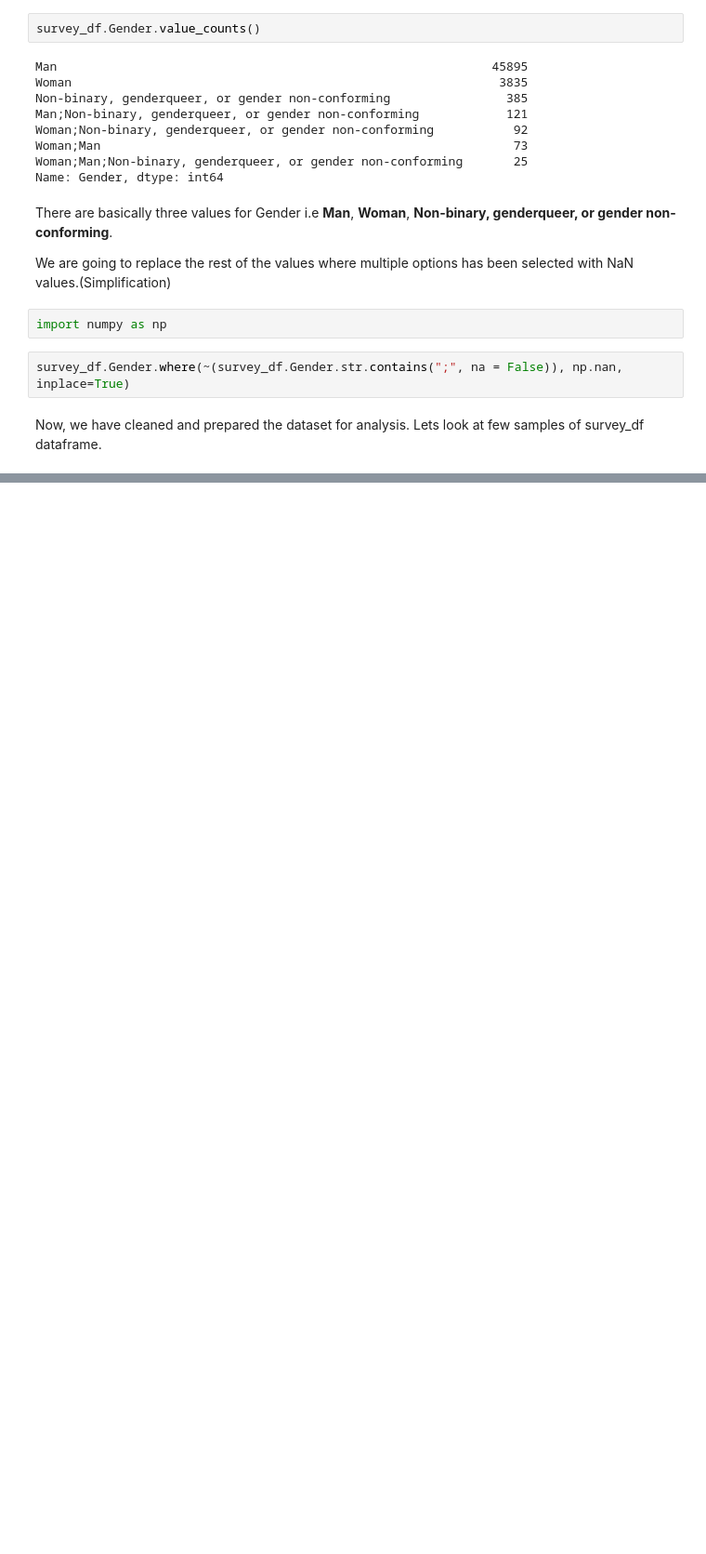
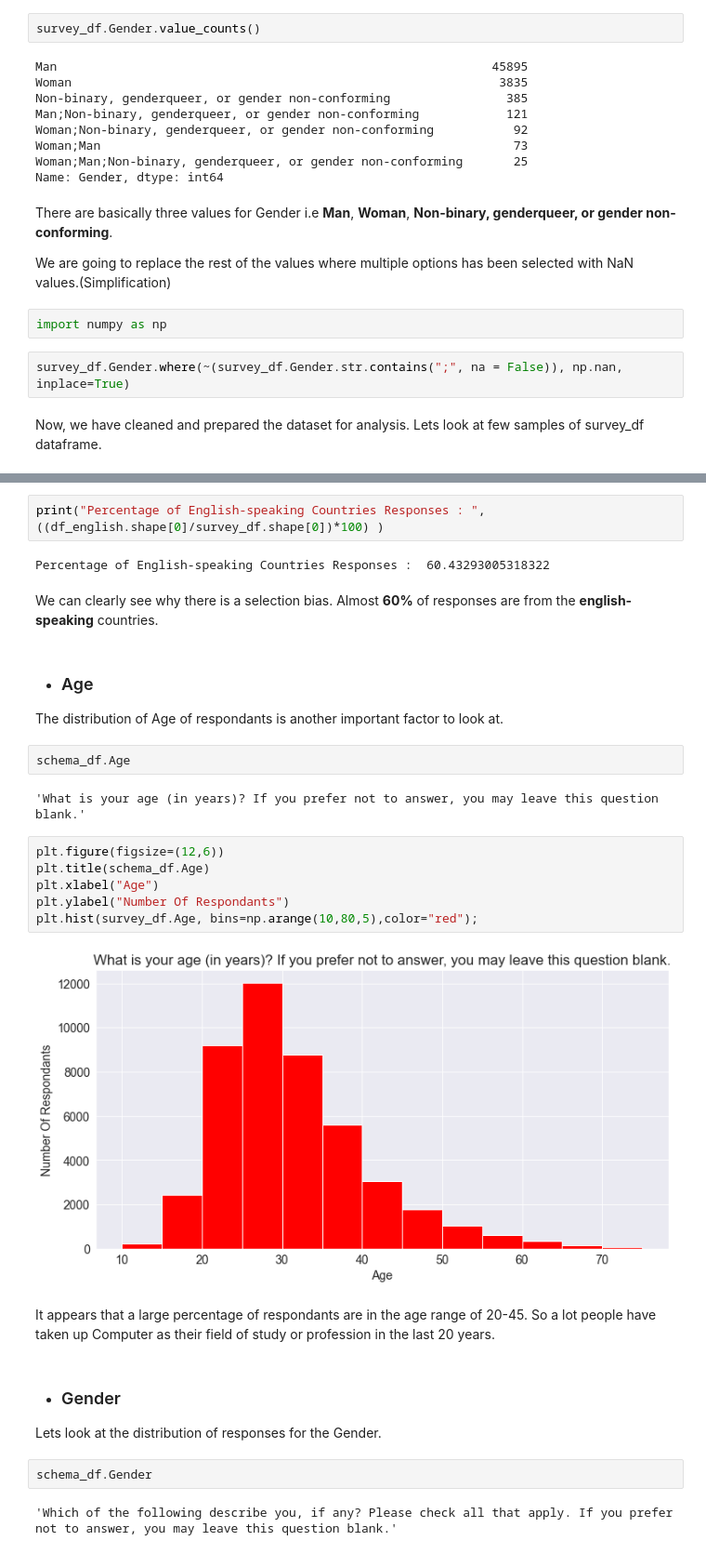
Before and after one commit to Pravin971/Data-Analysis-On-StackOverFlow-Developer-Survey, a Jupyter notebook: main.ipynb, the cells around one changed output, grey strips where cells are left out. Shown at 93% size. Cells and saved outputs as stored; diff of their text form; blank space fills up the shorter version.

```diff
--- a/main.ipynb
+++ b/main.ipynb
@@ -273,0 +348,32 @@ survey_df.sample(10)
+# %%
+print("Percentage of English-speaking Countries Responses : ", ((df_english.shape[0]/survey_df.shape[0])*100) )
+# %% [output]
+Percentage of English-speaking Countries Responses :  60.43293005318322
+# %% [markdown]
+We can clearly see why there is a selection bias. Almost **60%** of responses are from the **english-speaking** countries.
+# %% [markdown]
+* ### Age
+
+The distribution of Age of respondants is another important factor to look at.
+# %%
+schema_df.Age
+# %% [output]
+'What is your age (in years)? If you prefer not to answer, you may leave this question blank.'
+# %%
+plt.figure(figsize=(12,6))
+plt.title(schema_df.Age)
+plt.xlabel("Age")
+plt.ylabel("Number Of Respondants")
+plt.hist(survey_df.Age, bins=np.arange(10,80,5),color="red");
+# %% [output]
+[figure, added]
+# %% [markdown]
+It appears that a large percentage of respondants are in the age range of 20-45. So a lot people have taken up Computer as their field of study or profession in the last 20 years.
+# %% [markdown]
+* ### Gender
+
+Lets look at the distribution of responses for the Gender.
+# %%
+schema_df.Gender
+# %% [output]
+'Which of the following describe you, if any? Please check all that apply. If you prefer not to answer, you may leave this question blank.'
```
Also changed, not shown: parts of 53 cells of this notebook, 1 other file.
